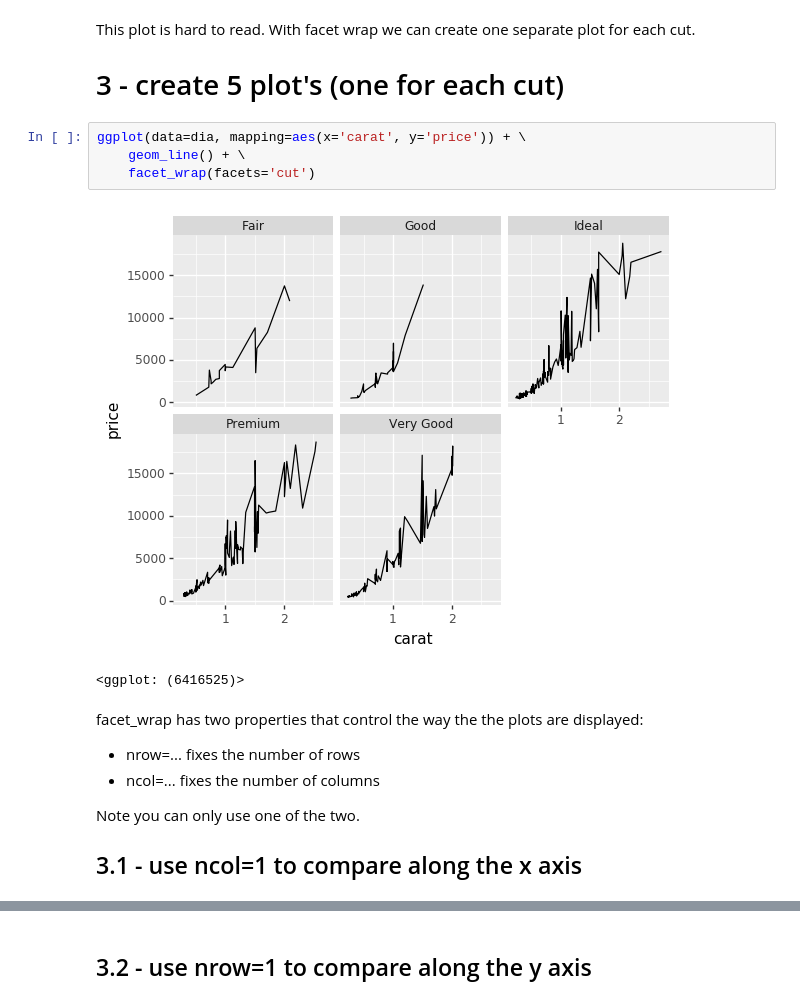
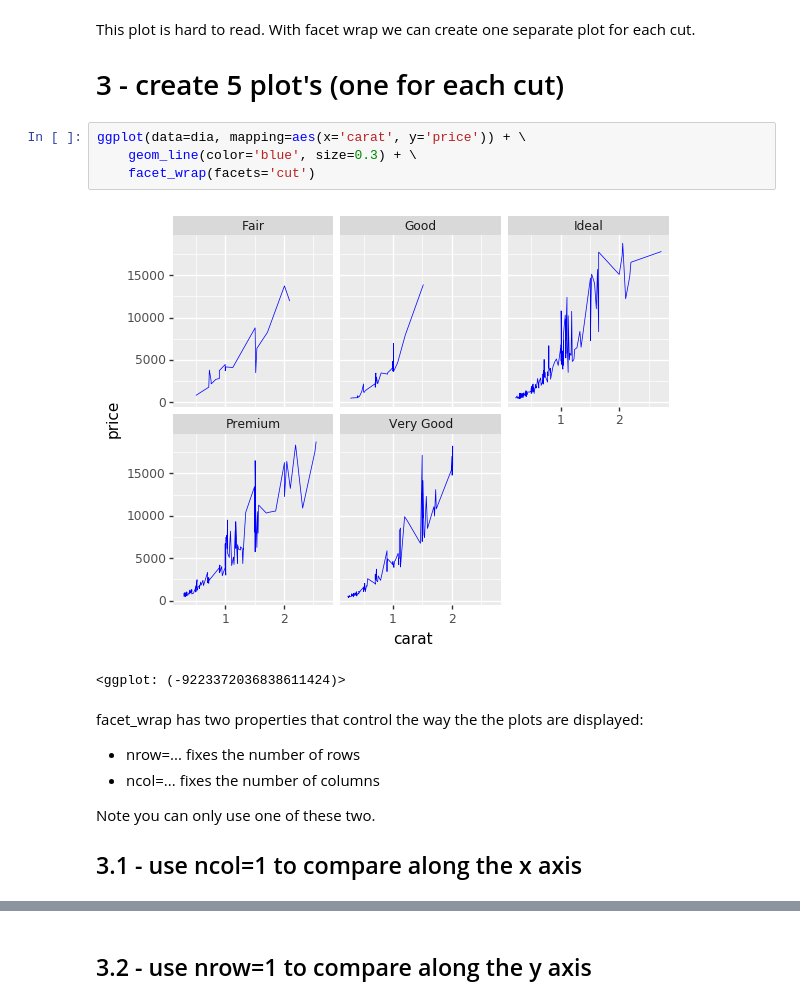
Before and after one commit to vilkoos/ggplot_cookbook, a Jupyter notebook: cookbook/600_facet_wrap.ipynb, the cells around one changed output, grey strips where cells are left out. Cells and saved outputs as stored; diff of their text form.

```diff
--- a/cookbook/600_facet_wrap.ipynb
+++ b/cookbook/600_facet_wrap.ipynb
@@ -31,17 +31,17 @@ This plot is hard to read. With facet wrap we can create one separate plot for e
 # 3 - create 5 plot's (one for each cut)
 # %%
 ggplot(data=dia, mapping=aes(x='carat', y='price')) + \
-    geom_line() + \
+    geom_line(color='blue', size=0.3) + \
     facet_wrap(facets='cut')
 # %% [output]
-[figure, old version]
+[figure, new version]
-<ggplot: (6416525)>
+<ggplot: (-9223372036838611424)>
 # %% [markdown]
 facet_wrap has two properties that control the way the the plots are displayed:
 - nrow=... fixes the number of rows
 - ncol=... fixes the number of columns
 
-Note you can only use one of the two.
+Note you can only use one of these two.
 
 ## 3.1 - use ncol=1 to compare along the x axis
 # %%
```
Also changed, not shown: parts of 9 cells of this notebook, 1 other file.
